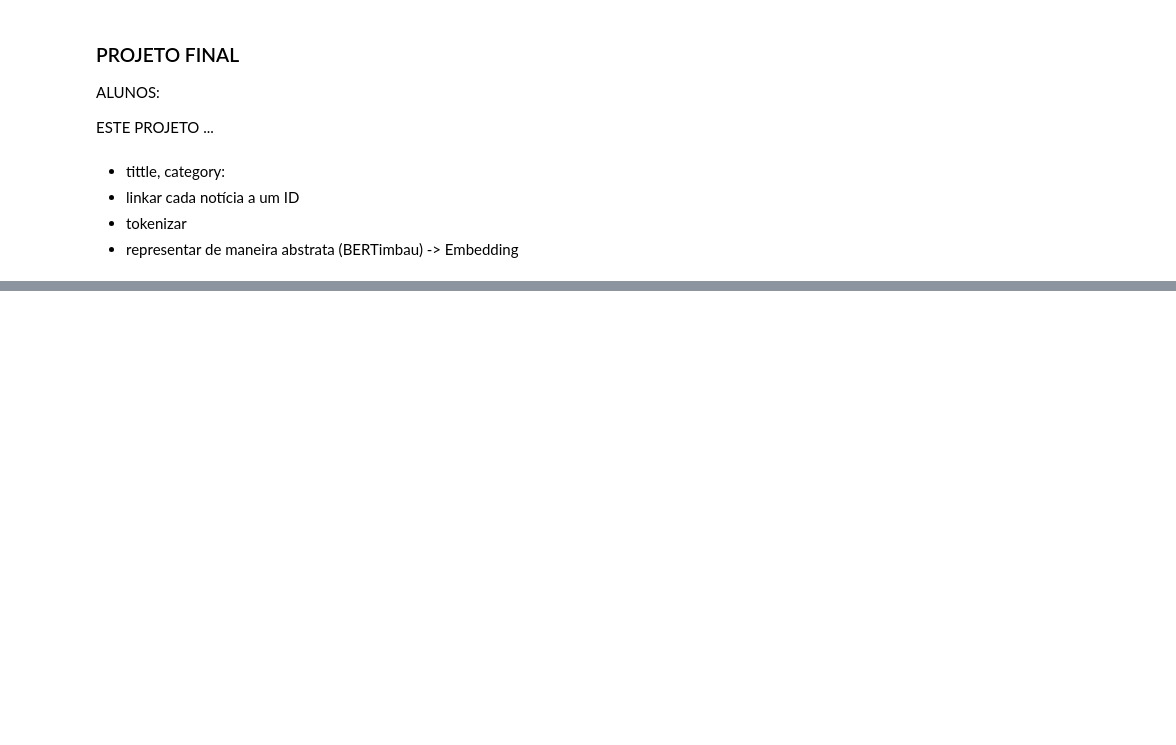
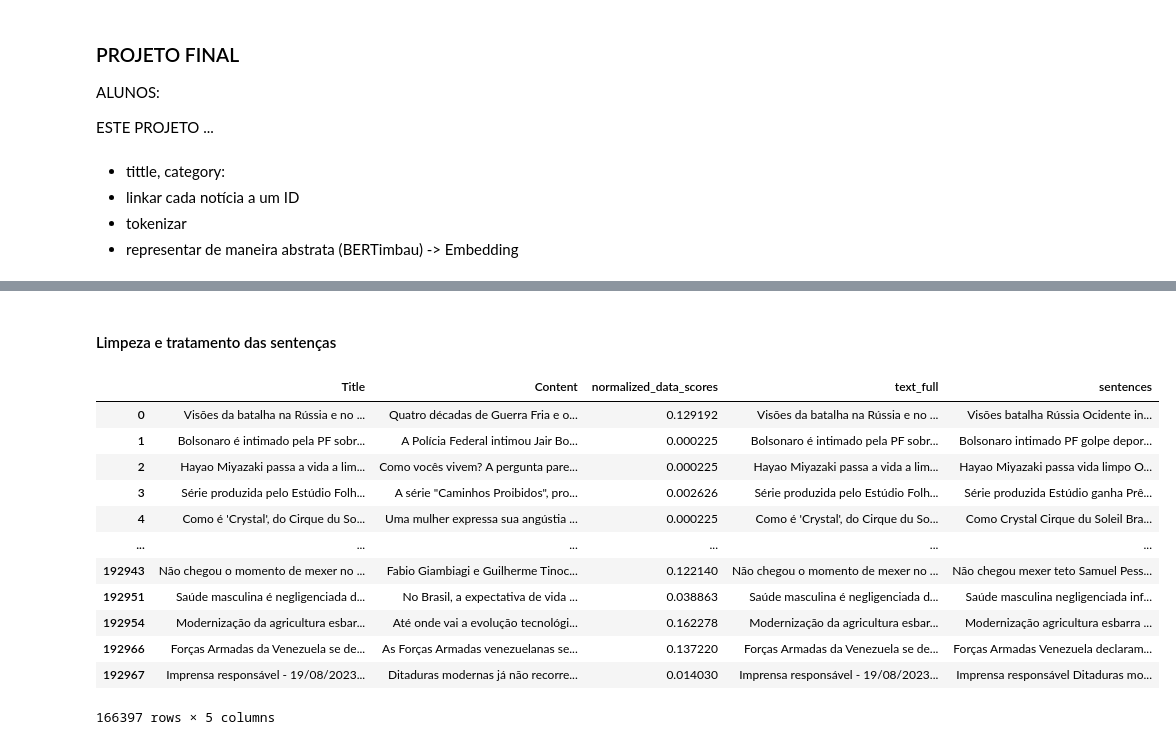
Before and after one commit to caiochacon/agregador-de-noticias, a Jupyter notebook: notebooks/recommendation_system.ipynb, the cells around one changed output, grey strips where cells are left out. Cells and saved outputs as stored; diff of their text form; code cells hidden in the pictures; blank space fills up the shorter version.

```diff
--- a/notebooks/recommendation_system.ipynb
+++ b/notebooks/recommendation_system.ipynb
@@ -45,0 +102,2 @@ df_folha.to_csv("../dataset/news_folha.csv", index=False)
+# %%
+data_train.loc[:, 'text_full']= data_train.loc[:, 'Title'].str.cat(data_train['Content'], sep=' ')
@@ -45,0 +120,22 @@ df_folha.to_csv("../dataset/news_folha.csv", index=False)
+# %% [markdown]
+#### Limpeza e tratamento das sentenças
+# %%
+sentece_cleaner = SentenceCleaner()
+# %%
+data_train.loc[:, 'sentences'] = data_train.loc[:, 'text_full'].apply(sentece_cleaner.clear_sentence)
+# %%
+data_train
+# %% [output]
+|  | Title | Content | normalized_data_scores | text_full | sentences |
+| 0 | Visões da batalha na Rússia e no ... | Quatro décadas de Guerra Fria e o... | 0.129192 | Visões da batalha na Rússia e no ... | Visões batalha Rússia Ocidente in... |
+| 1 | Bolsonaro é intimado pela PF sobr... | A Polícia Federal intimou Jair Bo... | 0.000225 | Bolsonaro é intimado pela PF sobr... | Bolsonaro intimado PF golpe depor... |
+| 2 | Hayao Miyazaki passa a vida a lim... | Como vocês vivem? A pergunta pare... | 0.000225 | Hayao Miyazaki passa a vida a lim... | Hayao Miyazaki passa vida limpo O... |
+| 3 | Série produzida pelo Estúdio Folh... | A série "Caminhos Proibidos", pro... | 0.002626 | Série produzida pelo Estúdio Folh... | Série produzida Estúdio ganha Prê... |
+| 4 | Como é 'Crystal', do Cirque du So... | Uma mulher expressa sua angústia ... | 0.000225 | Como é 'Crystal', do Cirque du So... | Como Crystal Cirque du Soleil Bra... |
+| ... | ... | ... | ... | ... | ... |
+| 192943 | Não chegou o momento de mexer no ... | Fabio Giambiagi e Guilherme Tinoc... | 0.122140 | Não chegou o momento de mexer no ... | Não chegou mexer teto Samuel Pess... |
+| 192951 | Saúde masculina é negligenciada d... | No Brasil, a expectativa de vida ... | 0.038863 | Saúde masculina é negligenciada d... | Saúde masculina negligenciada inf... |
+| 192954 | Modernização da agricultura esbar... | Até onde vai a evolução tecnológi... | 0.162278 | Modernização da agricultura esbar... | Modernização agricultura esbarra ... |
+| 192966 | Forças Armadas da Venezuela se de... | As Forças Armadas venezuelanas se... | 0.137220 | Forças Armadas da Venezuela se de... | Forças Armadas Venezuela declaram... |
+| 192967 | Imprensa responsável - 19/08/2023... | Ditaduras modernas já não recorre... | 0.014030 | Imprensa responsável - 19/08/2023... | Imprensa responsável Ditaduras mo... |
+166397 rows × 5 columns
```
Also changed, not shown: parts of 22 cells of this notebook, 3 other files.
